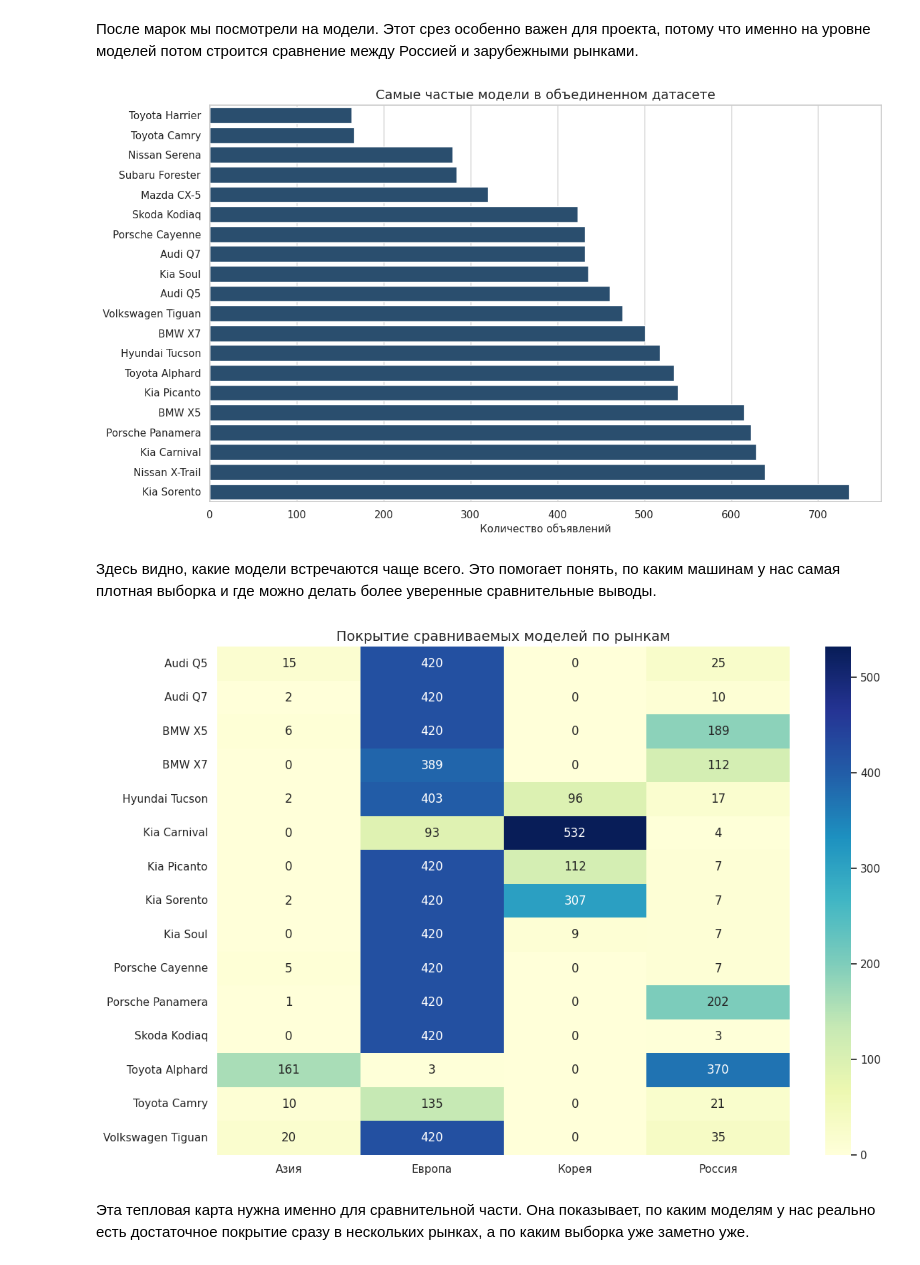
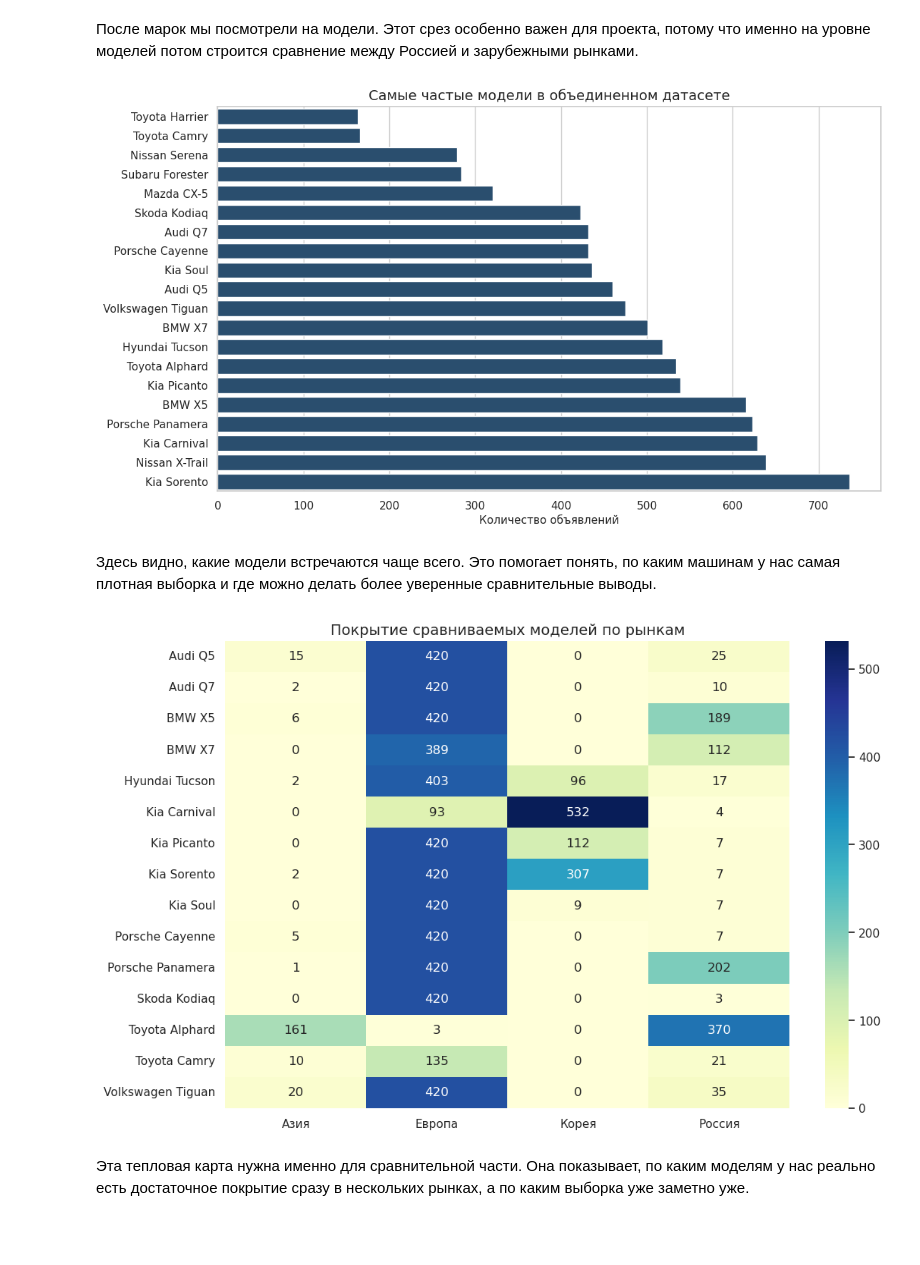
Before and after one commit to SkwamaZ/GP2_AUTOMOBILES, a Jupyter notebook: GP_2.ipynb, the cells around one changed output. Saved outputs shown, nothing was run; the diff lists cells and outputs as text; code cells hidden in the pictures; blank space fills up the shorter version.

```diff
--- a/GP_2.ipynb
+++ b/GP_2.ipynb
@@ -682,31 +694,29 @@ sns.barplot(data=model_table.sort_values("Количество объявлен
 plt.title("Самые частые модели в объединенном датасете")
 plt.xlabel("Количество объявлений")
 plt.ylabel("")
-plt.tight_layout()
 plt.show()
 # %% [output]
-[figure, old version]
+[figure, new version]
 # %% [markdown]
 Здесь видно, какие модели встречаются чаще всего. Это помогает понять, по каким машинам у нас самая плотная выборка и где можно делать более уверенные сравнительные выводы.
 # %%
 target_cover = (
     all_cars.groupby(["market_name", "model_key"])
     .size()
     .reset_index(name="rows")
 )
 target_cover = target_cover[target_cover["model_key"].isin(comparison_df["model_key"].dropna().unique())]
 target_cover = replace_values(target_cover)
 target_pivot = target_cover.pivot(index="model_key", columns="market_name", values="rows").fillna(0)
 
 plt.figure(figsize=(12, 8))
 sns.heatmap(target_pivot, annot=True, fmt=".0f", cmap="YlGnBu")
 plt.title("Покрытие сравниваемых моделей по рынкам")
 plt.xlabel("")
 plt.ylabel("")
-plt.tight_layout()
 plt.show()
 # %% [output]
-[figure, old version]
+[figure, new version]
 # %% [markdown]
 Эта тепловая карта нужна именно для сравнительной части. Она показывает, по каким моделям у нас реально есть достаточное покрытие сразу в нескольких рынках, а по каким выборка уже заметно уже.
 # %%
```
Also changed, not shown: parts of 52 cells of this notebook, 1 other file.
